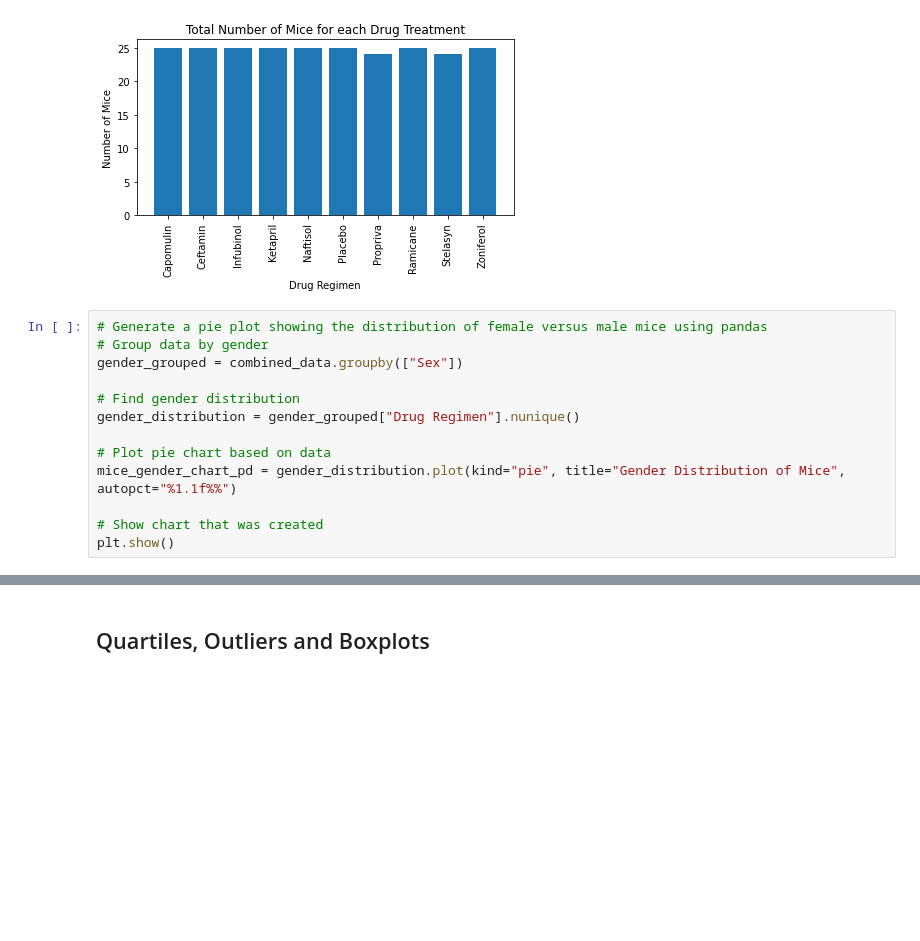
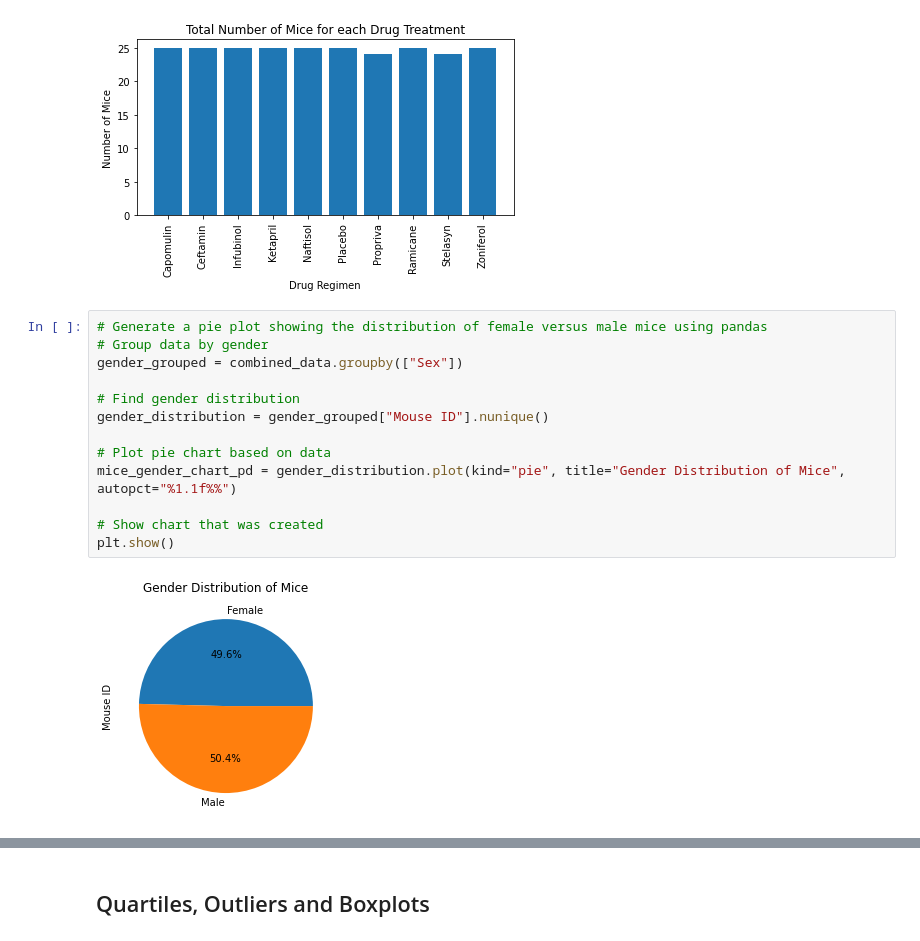
Before and after one commit to jeremychiaa/matplotlib-challenge, a Jupyter notebook: pymaceuticals_starter.ipynb, the cells around one changed output, grey strips where cells are left out. Drawn from its saved outputs; the diff is of its cells as text; blank space fills up the shorter version.

```diff
--- a/pymaceuticals_starter.ipynb
+++ b/pymaceuticals_starter.ipynb
@@ -197,16 +197,18 @@ plt.show()
 # %%
 # Generate a pie plot showing the distribution of female versus male mice using pandas
 # Group data by gender
 gender_grouped = combined_data.groupby(["Sex"])
 
 # Find gender distribution
-gender_distribution = gender_grouped["Drug Regimen"].nunique()
+gender_distribution = gender_grouped["Mouse ID"].nunique()
 
 # Plot pie chart based on data
 mice_gender_chart_pd = gender_distribution.plot(kind="pie", title="Gender Distribution of Mice", autopct="%1.1f%%")
 
 # Show chart that was created
 plt.show()
+# %% [output]
+[figure, added]
 # %%
 # Generate a pie plot showing the distribution of female versus male mice using pyplot
 gender = ["Male", "Female"]
```
Also changed, not shown: parts of 2 cells of this notebook.
